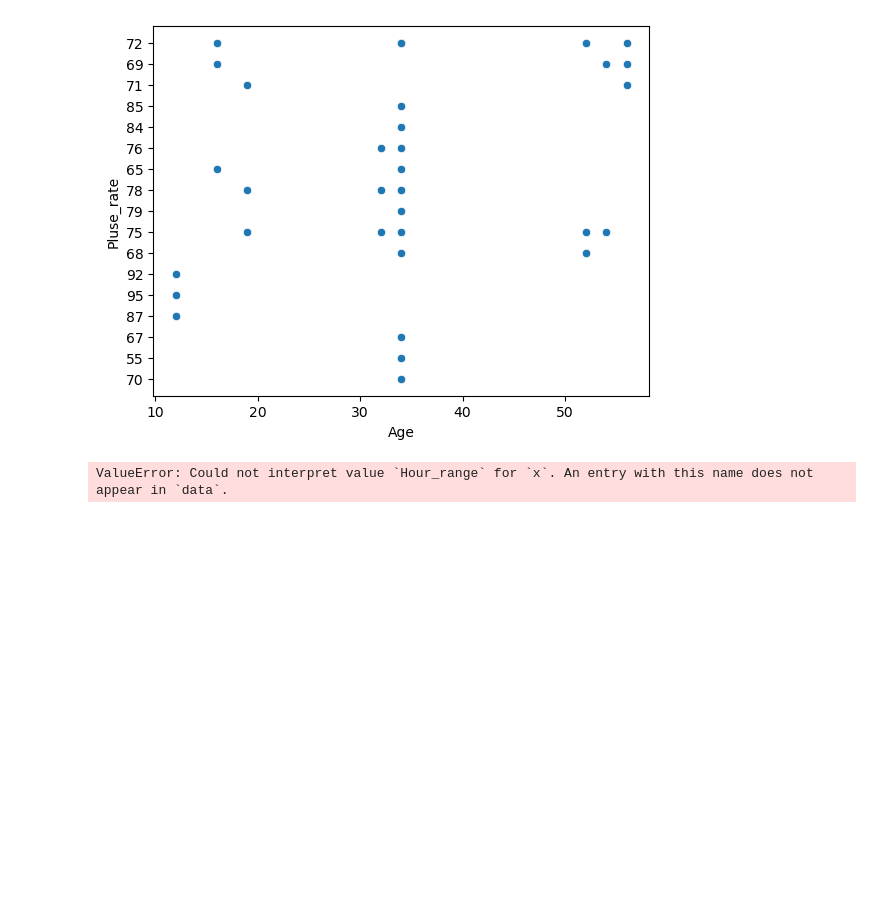
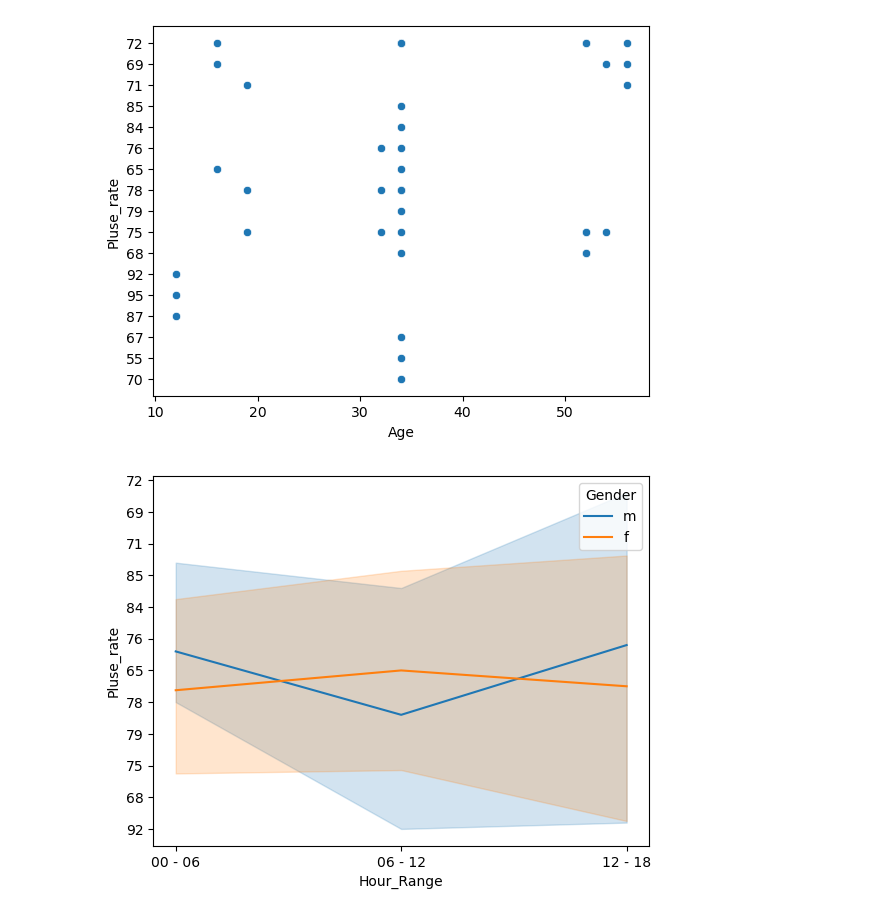
Before and after one commit to MrTroll28/LT-PTDL1, a Jupyter notebook: thuchanh/week01/week1.ipynb, the cells around one changed output. Saved outputs shown, nothing was run; the diff lists cells and outputs as text; code cells hidden in the pictures; blank space fills up the shorter version.

```diff
--- a/thuchanh/week01/week1.ipynb
+++ b/thuchanh/week01/week1.ipynb
@@ -281,7 +281,8 @@ plt.show()
 # %% [output]
 [figure]
 # %%
-sns.lineplot(x='Hour_range', y='Pluse_rate', data=df, hue='Gender')
+df['Hour_Range'] = df['Lower_hour'] + " - " + df['Upper_hour']
+sns.lineplot(x='Hour_Range', y='Pluse_rate', data=df, hue='Gender')
 plt.show()
 # %% [output]
-ValueError: Could not interpret value `Hour_range` for `x`. An entry with this name does not appear in `data`.
+[figure, added]
```
